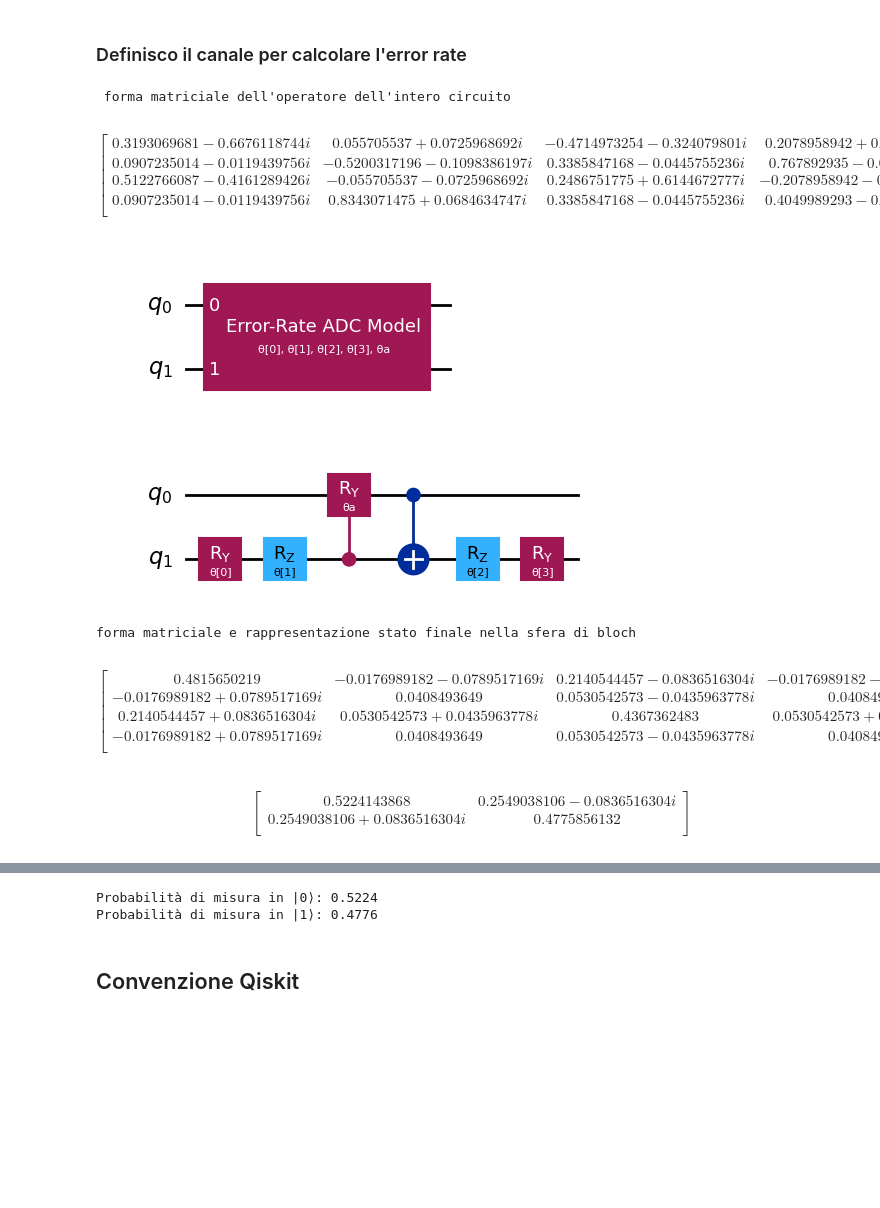
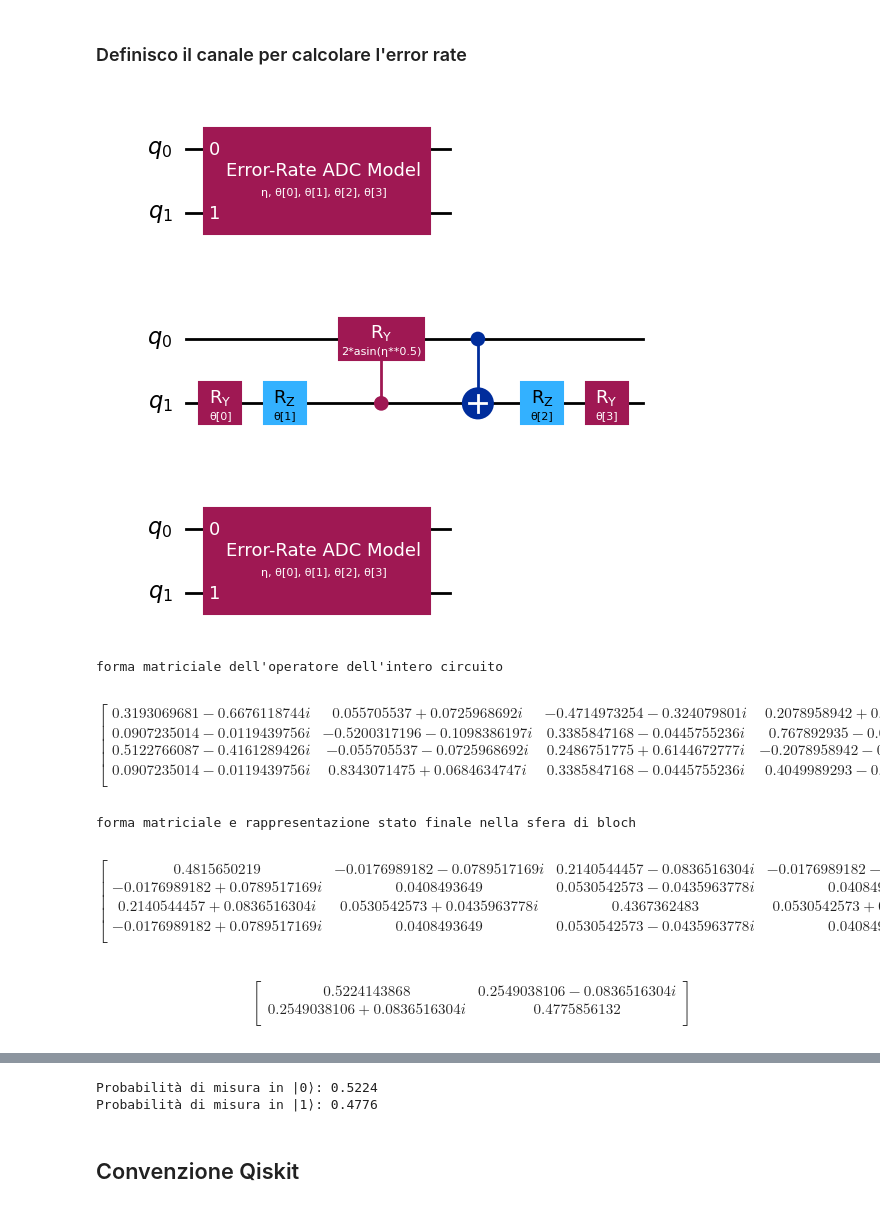
Before and after one commit to remgabryldel/quantum-amplitude-damping-channel, a Jupyter notebook: q-a-d.ipynb, the cells around one changed output, grey strips where cells are left out. Cells and saved outputs as stored; diff of their text form; code cells hidden in the pictures; blank space fills up the shorter version.

```diff
--- a/q-a-d.ipynb
+++ b/q-a-d.ipynb
@@ -146,28 +183,38 @@ $$
 ### Definisco il canale per calcolare l'error rate
 # %%
 
-def build_parametrized_eradc(thetas,noise):
+def build_parametrized_eradc(thetas=None,noise=None):
     """
-    Costruisce un circuito quantistico a 2 qubit con porte parametrizzate.
+    Costruisce un gate quantistico parametrizzato a 2 qubit che modella
+    un canale di amplitude damping con pre- e post-rotazioni controllate da parametri.
 
     Parametri:
-        thetas (ParameterVector): vettore di 4 parametri [θ₀, θ₁, θ₂, θ₃], noise parametrico η
+        thetas (ParameterVector, opzionale): vettore di 4 parametri simbolici
+            che definiscono le rotazioni RY e RZ applicate prima e dopo il canale.
+            Se non fornito, viene generato automaticamente come [θ₀, θ₁, θ₂, θ₃].
 
+        noise (Parameter, opzionale): parametro simbolico che rappresenta il
+            livello di rumore del canale di damping. Se non fornito, viene
+            inizializzato come η.
 
     Restituisce:
-        QuantumCircuit: circuito inizializzato con le porte e parametri
+        Gate: un gate custom che implementa il modello parametrico di un
+              canale di amplitude damping con rotazioni controllate nella convenzione classica.
     """
 
-    # Se i parametri non sono forniti, crea valori simbolici di default
+    # Se i parametri non sono stati forniti, crea simboli di default
     if thetas is None:
         thetas = ParameterVector("θ", 4)
     if noise is None:
-        noise = Parameter('θa')
+        noise = Parameter('η')
 
-    # verifico che il vettore di parametri thetas coincide con quelli del circuito altrimenti solleva un eccezione
+    # Controlla che siano forniti esattamente 4 parametri angolari
     if len(thetas) != 4:
         raise ValueError("Il ParameterVector deve contenere esattamente 4 parametri.")
 
+     # Crea un circuito su 2 qubit:
+    # - qubit 0 = ambiente
+    # - qubit 1 = sistema (qubit target del canale)
     qc = QuantumCircuit(2)
 
     qc.ry(thetas[0], 1)                      # RY su qubit sis
@@ -184,56 +231,55 @@ def build_parametrized_eradc(thetas,noise):
     # Ritorna il gate
     return gate
 
-# vettore di parametri theta per ogni matrice rotazione
-thetas = ParameterVector("θ", 4)
-
-# parametro per amplitude damping
-noise = Parameter('θa')
-
 # creo il circuito
 ERADC = QuantumCircuit(2)
 
 # aggiungo il gate che simula il canale amplitude damping
-ERADC.append(build_parametrized_eradc(thetas,noise), [0,1])
+ERADC.append(build_parametrized_eradc(), [0,1])
 
 # creo un dizionario dove per ogni parametro "nome_param": assegna_value
 param_values = {
     "θ[0]": np.pi/6,
     "θ[1]": np.pi/4,
     "θ[2]": np.pi/3,
     "θ[3]": np.pi/2,
-    "θa"  : np.pi/3
+    "η"  : theta_to_noise(np.pi/3)
 }
 # print(ERADC.parameters)
-
-# assegna al circuito tutti i parametri definiti nel dizionario
-bound_ERADC = ERADC.assign_parameters(param_values)
-
-print(" forma matriciale dell'operatore dell'intero circuito")
-
-# mostra l'operatore in forma matriciale che agisce sul canale
-display(Operator.from_circuit(bound_ERADC).draw("latex"))
 
 #mostra il circuito
 display(ERADC.draw("mpl"))
 
 # mostra il circuito decomposto
 display(ERADC.decompose().decompose("AmpDamp").draw("mpl"))
 
 # print(ERADC.parameters) #permette di mostrare tutti i parametri non definiti
 
 # test circuito matrice
+# assegna al circuito tutti i parametri definiti nel dizionario
+bound_ERADC = ERADC.assign_parameters(param_values)
+
+# mostra il circuito
+display(ERADC.draw("mpl"))
+
+print("forma matriciale dell'operatore dell'intero circuito")
+# mostra l'operatore in forma matriciale che agisce sul canale
+display(Operator.from_circuit(bound_ERADC).draw("latex"))
+
 rho_out = rho_in.evolve(bound_ERADC)
 # display(rho_out.draw("bloch"))
 print("forma matriciale e rappresentazione stato finale nella sfera di bloch")
 display(rho_out.draw("latex"))
 display(partial_trace(rho_out,[0]).draw("latex"))
 display(partial_trace(rho_out,[0]).draw("bloch"))
 
 # Il metodo .probabilities() calcola le probabilità di misura in base computazionale (|0⟩, |1⟩, ..., |2ⁿ - 1⟩)
 # per lo stato quantistico rappresentato dalla matrice densità o dallo statevector.
 # Restituisce un array di float, in cui ciascun elemento corrisponde alla probabilità
 # di osservare uno specifico stato base nella misura.
 print(f"Probabilità di misura in |0⟩: {partial_trace(rho_out,[0]).probabilities()[0]:.4f}")
 print(f"Probabilità di misura in |1⟩: {partial_trace(rho_out,[0]).probabilities()[1]:.4f}")
 # %% [output]
+[figure, new version]
+[figure, new version]
+[figure, new version]
@@ -246,8 +292,6 @@ $$
  0.0907235014 - 0.0119439756 i & 0.8343071475 + 0.0684634747 i & 0.3385847168 - 0.0445755236 i & 0.4049989293 - 0.1010950228 i  \\
  \end{bmatrix}
 $$
-[figure, old version]
-[figure, old version]
 forma matriciale e rappresentazione stato finale nella sfera di bloch
 $$
 \begin{bmatrix}
```
Also changed, not shown: parts of 14 cells of this notebook.
